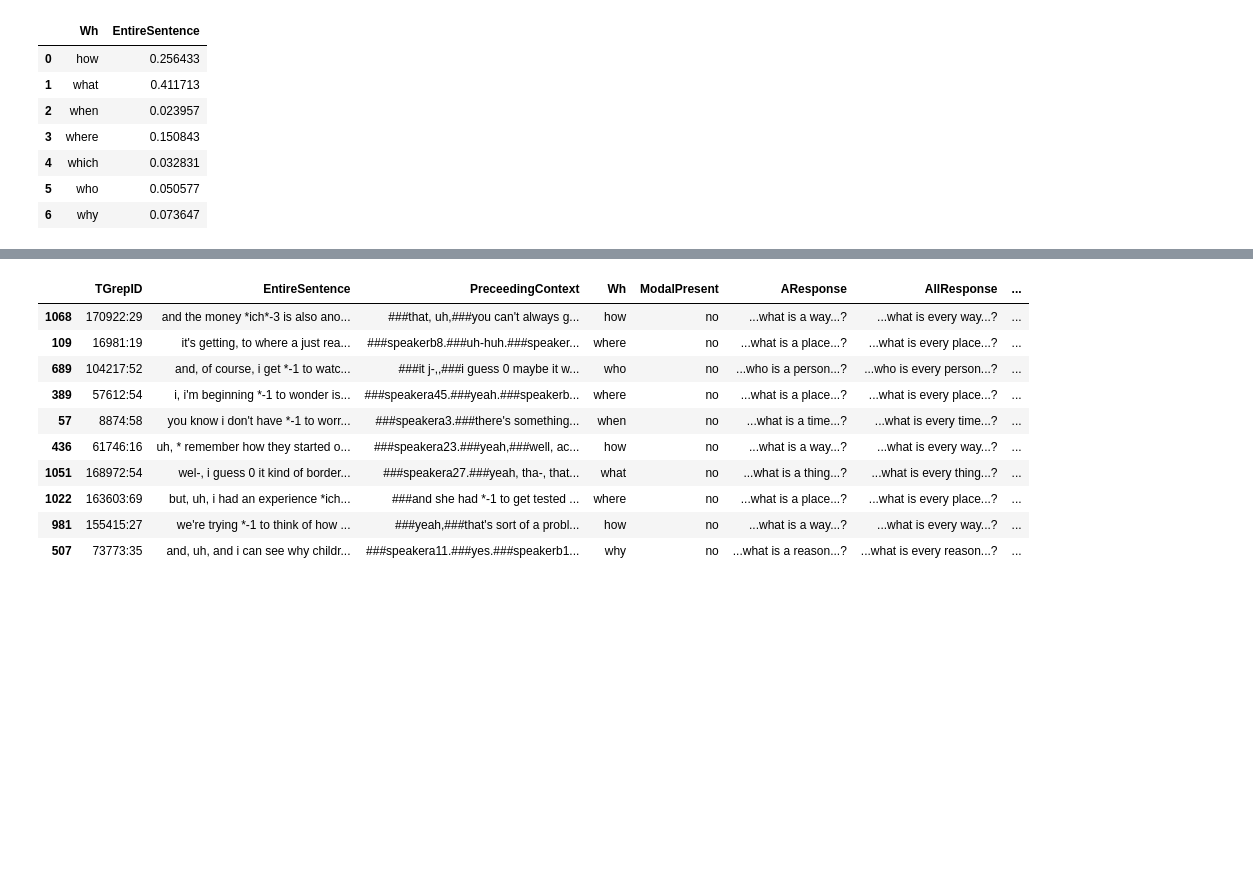
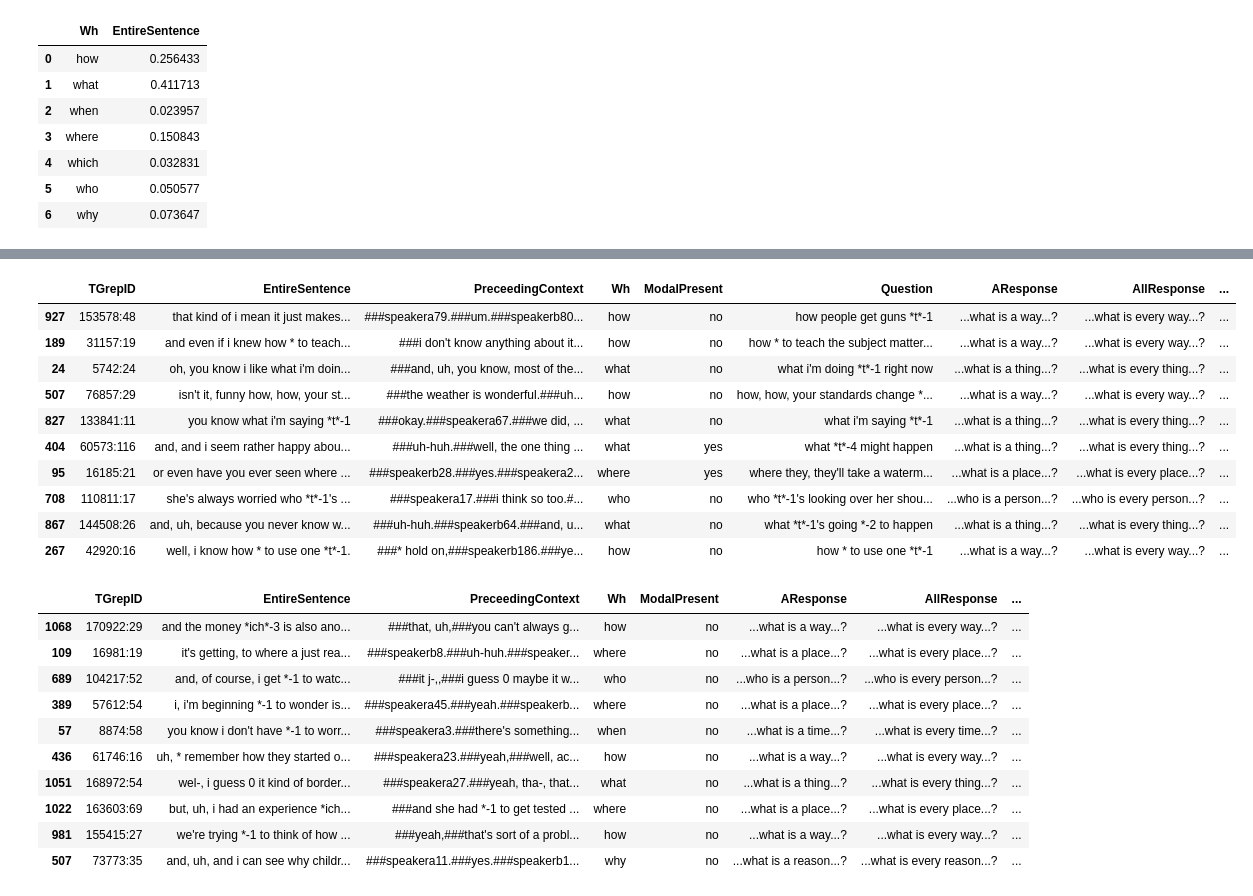
Before and after one commit to mcmoyer11/whquestions-tgrep2, a Jupyter notebook: corpus/analysis/sample_generator-embedded.ipynb, the cells around one changed output, grey strips where cells are left out. Cells and saved outputs as stored; diff of their text form; code cells hidden in the pictures; blank space fills up the shorter version.

```diff
--- a/corpus/analysis/sample_generator-embedded.ipynb
+++ b/corpus/analysis/sample_generator-embedded.ipynb
@@ -381,2 +362,7 @@ controls["ModalPresent"] = "no"
+# %%
+# Add columns to make merging datasets easier
+controls["Wh"] = "none"
+controls["ModalPresent"] = "no"
+controls["Question"] = controls["EntireSentence"]
 # %%
-controls = controls[["TGrepID","EntireSentence","PreceedingContext","Wh","ModalPresent","AResponse","AllResponse","TheResponse"]]
+controls = controls[["TGrepID","EntireSentence","PreceedingContext","Question","Wh","ModalPresent","AResponse","AllResponse","TheResponse"]]
@@ -949,3 +950,17 @@ s = critical.sample(100,random_state=66)
+# %%
+eq_pilot
+# %% [output]
+|  | TGrepID | EntireSentence | PreceedingContext | Wh | ModalPresent | Question | AResponse | AllResponse | ... |
+| 927 | 153578:48 | that kind of i mean it just makes... | ###speakera79.###um.###speakerb80... | how | no | how people get guns *t*-1 | ...what is a way...? | ...what is every way...? | ... |
+| 189 | 31157:19 | and even if i knew how * to teach... | ###i don't know anything about it... | how | no | how * to teach the subject matter... | ...what is a way...? | ...what is every way...? | ... |
+| 24 | 5742:24 | oh, you know i like what i'm doin... | ###and, uh, you know, most of the... | what | no | what i'm doing *t*-1 right now | ...what is a thing...? | ...what is every thing...? | ... |
+| 507 | 76857:29 | isn't it, funny how, how, your st... | ###the weather is wonderful.###uh... | how | no | how, how, your standards change *... | ...what is a way...? | ...what is every way...? | ... |
+| 827 | 133841:11 | you know what i'm saying *t*-1 | ###okay.###speakera67.###we did, ... | what | no | what i'm saying *t*-1 | ...what is a thing...? | ...what is every thing...? | ... |
+| 404 | 60573:116 | and, and i seem rather happy abou... | ###uh-huh.###well, the one thing ... | what | yes | what *t*-4 might happen | ...what is a thing...? | ...what is every thing...? | ... |
+| 95 | 16185:21 | or even have you ever seen where ... | ###speakerb28.###yes.###speakera2... | where | yes | where they, they'll take a waterm... | ...what is a place...? | ...what is every place...? | ... |
+| 708 | 110811:17 | she's always worried who *t*-1's ... | ###speakera17.###i think so too.#... | who | no | who *t*-1's looking over her shou... | ...who is a person...? | ...who is every person...? | ... |
+| 867 | 144508:26 | and, uh, because you never know w... | ###uh-huh.###speakerb64.###and, u... | what | no | what *t*-1's going *-2 to happen | ...what is a thing...? | ...what is every thing...? | ... |
+| 267 | 42920:16 | well, i know how * to use one *t*-1. | ###* hold on,###speakerb186.###ye... | how | no | how * to use one *t*-1 | ...what is a way...? | ...what is every way...? | ... |
 # %%
 s.to_csv("../../experiments/clean_corpus/04_experiment/s.csv",header=True,index=False)
 # %%
```
Also changed, not shown: parts of 67 cells of this notebook, 9 other files.
